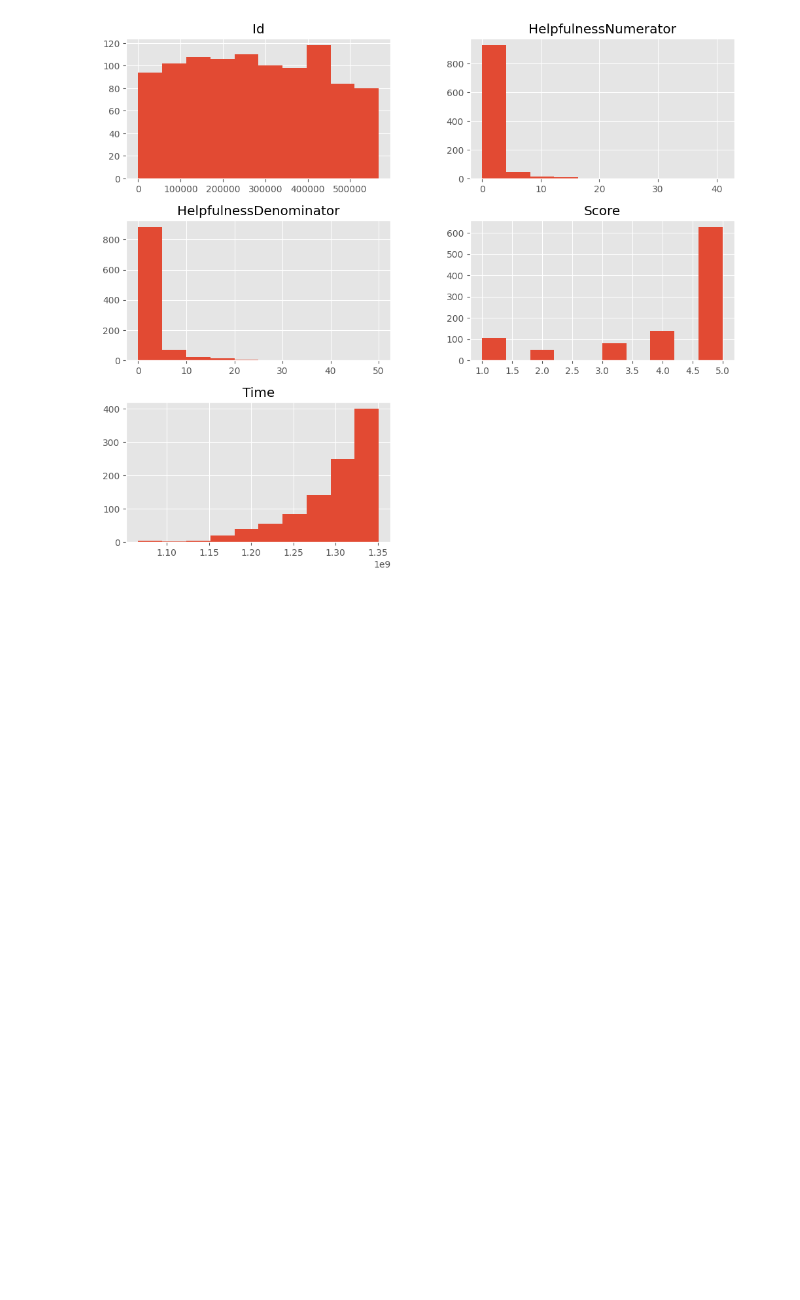
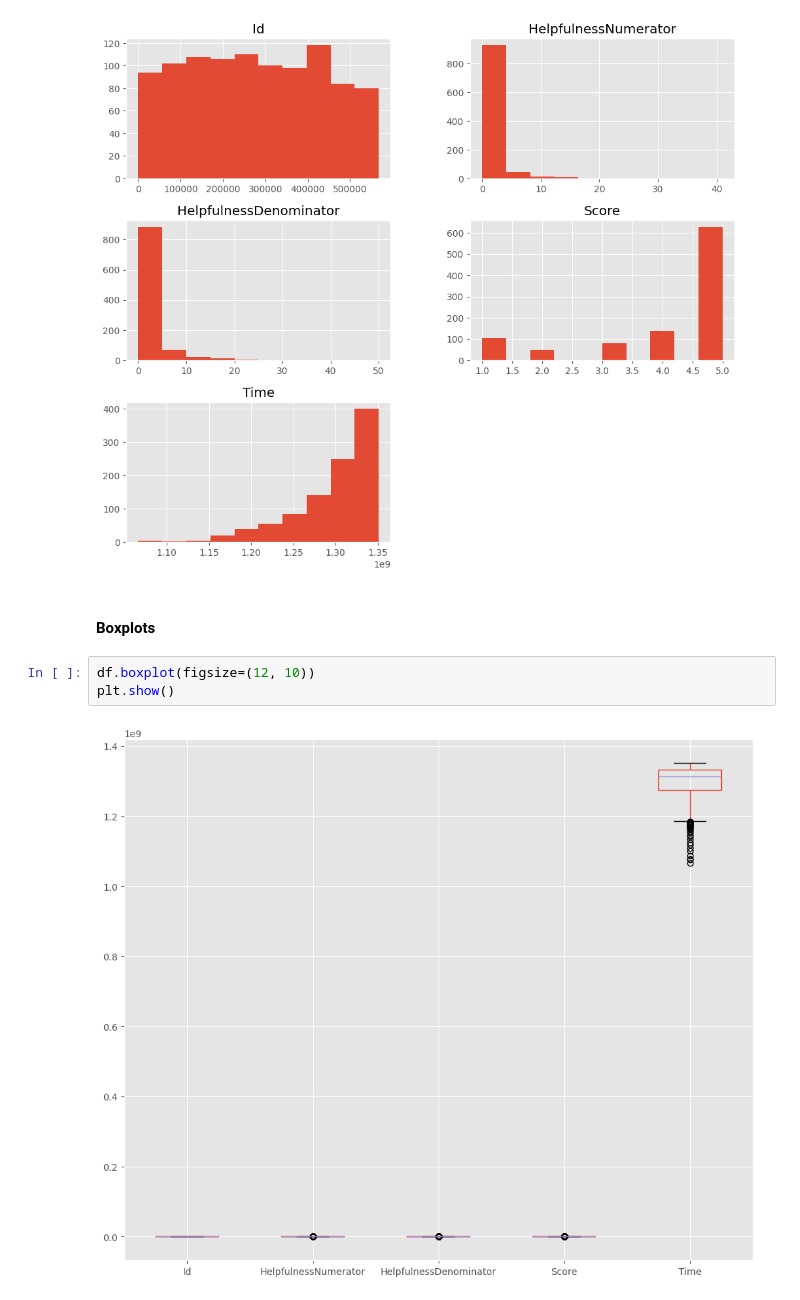
Before and after one commit to shakyaanjil/Sentiment-Analysis-with-NLTK-Transformer, a Jupyter notebook: EDA.ipynb, the cells around one changed output. Cells and saved outputs as stored; diff of their text form; blank space fills up the shorter version.

```diff
--- a/EDA.ipynb
+++ b/EDA.ipynb
@@ -67,3 +67,10 @@ df.hist(figsize=(12, 10))
 plt.show()
 # %% [output]
 [figure]
+# %% [markdown]
+#### Boxplots
+# %%
+df.boxplot(figsize=(12, 10))
+plt.show()
+# %% [output]
+[figure, added]
```
Also changed, not shown: parts of 11 cells of this notebook.
